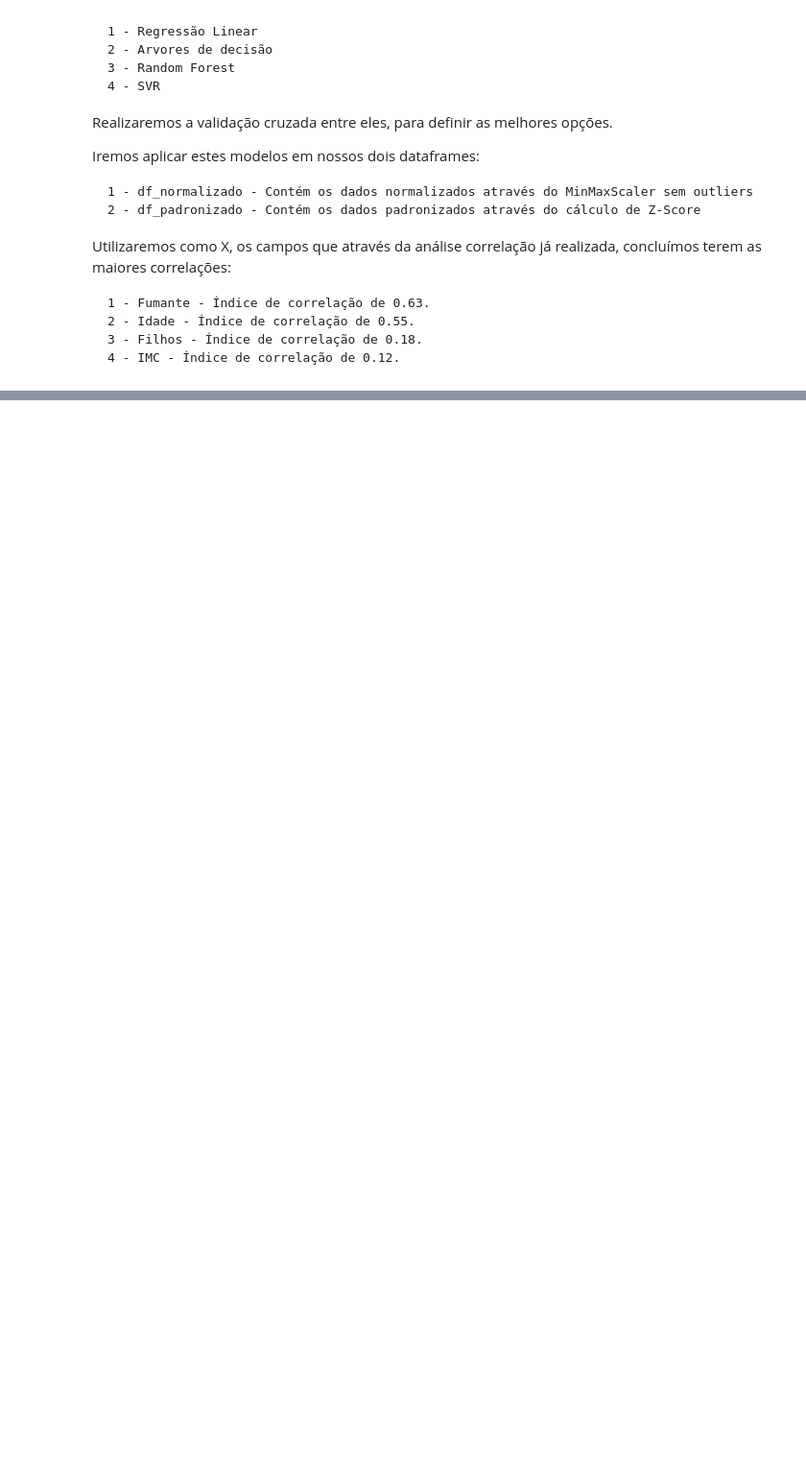
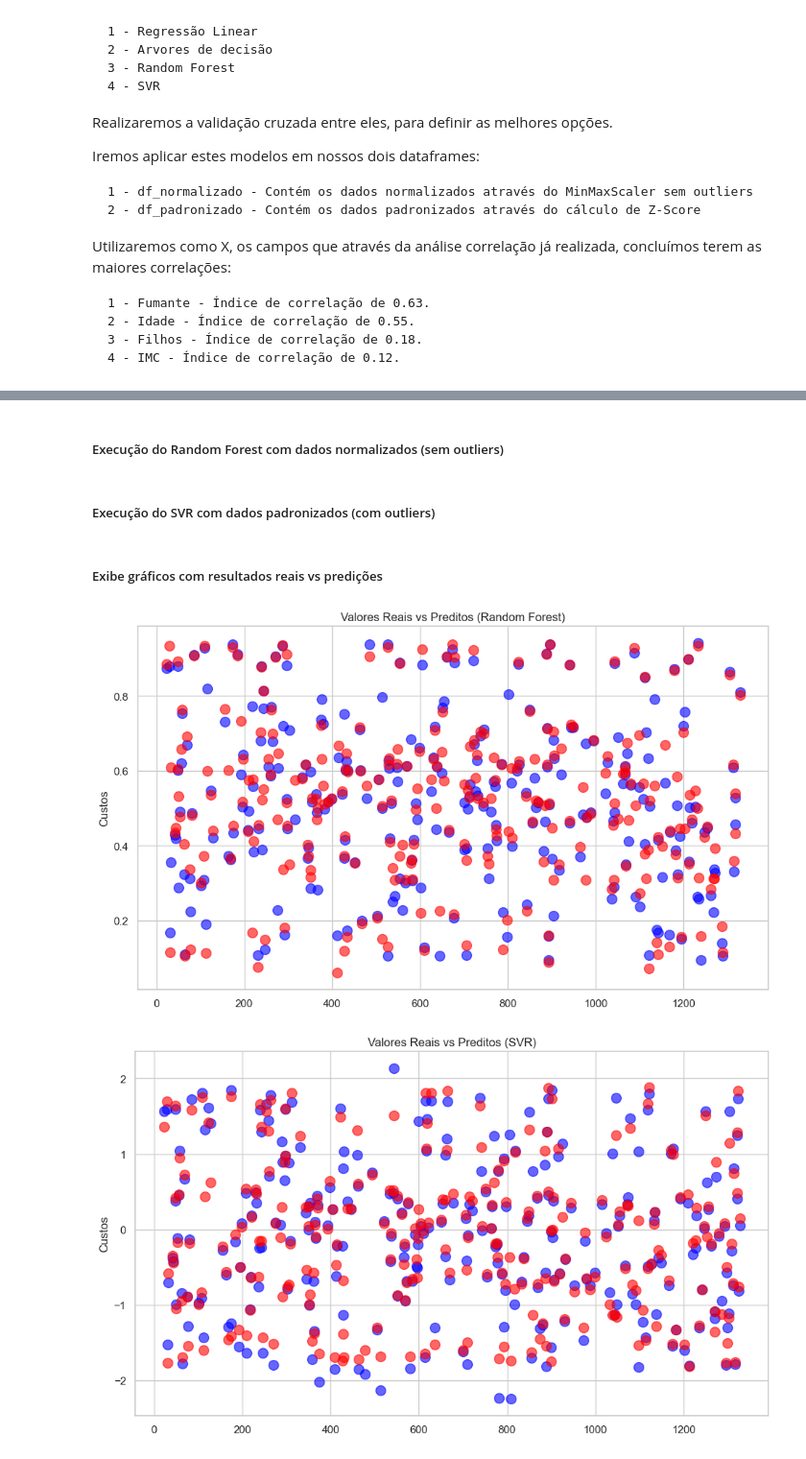
Before and after one commit to MatheusTalpe/TechChallengeFiap, a Jupyter notebook: tech_challenge.ipynb, the cells around one changed output, grey strips where cells are left out. Shown: that part at 96% size. Saved outputs shown, nothing was run; the diff lists cells and outputs as text; code cells hidden in the pictures; blank space fills up the shorter version.

```diff
--- a/tech_challenge.ipynb
+++ b/tech_challenge.ipynb
@@ -665,0 +650,2 @@ Critérios utilizados:
+# %% [markdown]
+##### Execução do Random Forest com dados normalizados (sem outliers)
@@ -665,0 +669,49 @@ Critérios utilizados:
+# %% [markdown]
+##### Execução do SVR com dados padronizados (com outliers)
+# %%
+X = df_padronizado[['smoker_yes', 'smoker_no', 'age', 'children', 'bmi']]
+y = df_padronizado['charges']
+
+# Separa a base em testes e treino
+X_train, X_test, y_train, y_test = train_test_split(X, y, test_size=0.2, random_state=42)
+
+# Treina SVR
+svr_modelo = SVR()
+svr_modelo.fit(X_train, y_train)
+
+# Executa predições
+svr_predicoes = svr_modelo.predict(X_test)
+
+# Cria um dataframe com os resultados reais e as predicoes
+df_reais_predicoes_svr = pd.DataFrame({'Real': y_test, 'Predito': svr_predicoes})
+# %% [markdown]
+##### Exibe gráficos com resultados reais vs predições
+# %%
+# Definindo o grafico
+plt.figure(figsize=(10, 6))
+plt.title('Valores Reais vs Preditos (Random Forest)')
+plt.ylabel('Custos')
+plt.tight_layout()
+
+# Configura o scatter para valores reais
+plt.scatter(df_reais_predicoes_rf.index, df_reais_predicoes_rf['Real'], color='blue', label='Reais', s=100, alpha=0.6)
+# Configura o scatter para valores preditos
+plt.scatter(df_reais_predicoes_rf.index, df_reais_predicoes_rf['Predito'], color='red', label='Preditos', s=100, alpha=0.6)
+
+plt.show()
+
+# Definindo o grafico
+plt.figure(figsize=(10, 6))
+plt.title('Valores Reais vs Preditos (SVR)')
+plt.ylabel('Custos')
+plt.tight_layout()
+
+# Configura o scatter para valores reais
+plt.scatter(df_reais_predicoes_svr.index, df_reais_predicoes_svr['Real'], color='blue', label='Reais', s=100, alpha=0.6)
+# Configura o scatter para valores preditos
+plt.scatter(df_reais_predicoes_svr.index, df_reais_predicoes_svr['Predito'], color='red', label='Preditos', s=100, alpha=0.6)
+
+plt.show()
+# %% [output]
+[figure, added]
+[figure, added]
```
Also changed, not shown: parts of 14 cells of this notebook, 1 other file.
